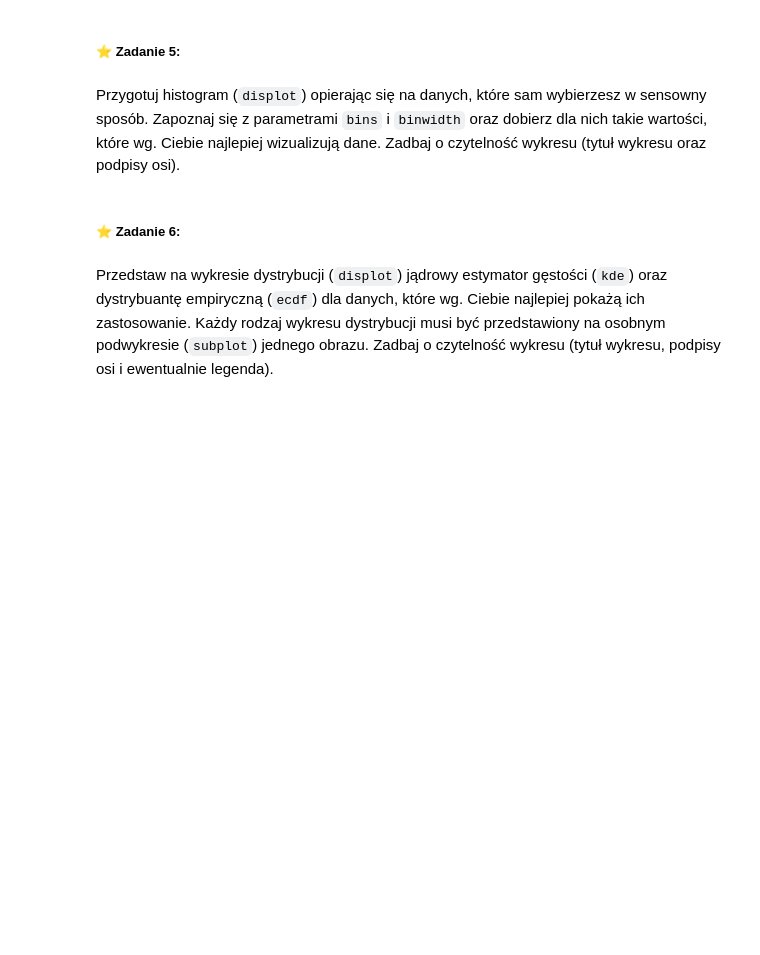
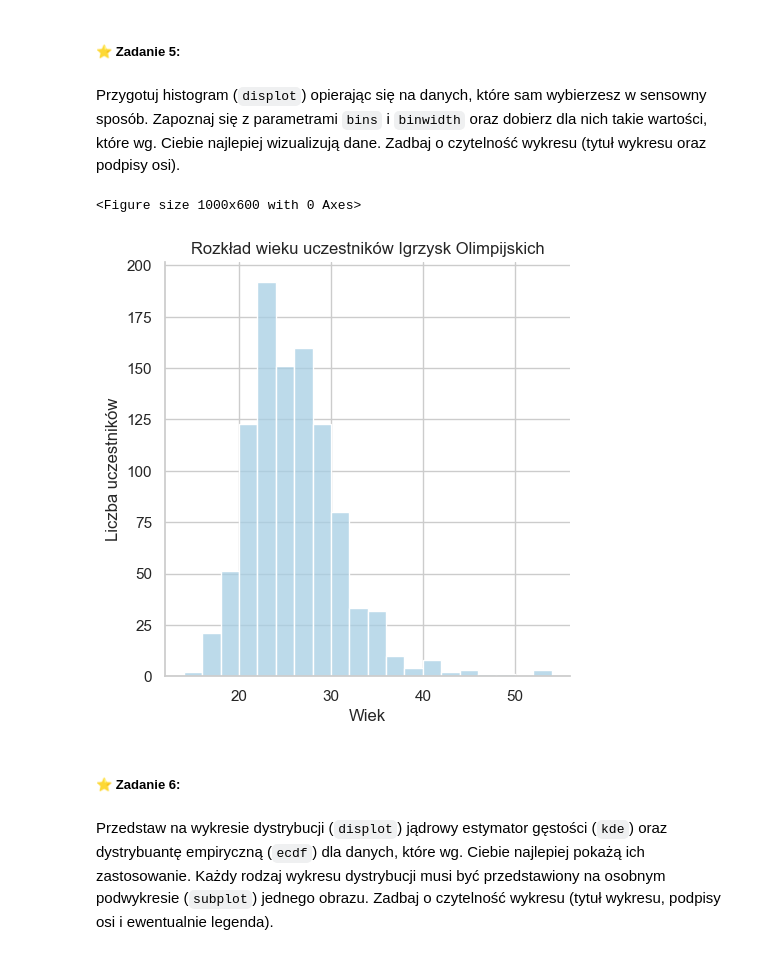
Before and after one commit to kambed/DataVisualization, a Jupyter notebook: seaborn.ipynb, the cells around one changed output. Drawn from its saved outputs; the diff is of its cells as text; code cells hidden in the pictures; blank space fills up the shorter version.

```diff
--- a/seaborn.ipynb
+++ b/seaborn.ipynb
@@ -51,3 +108,21 @@ Przygotuj histogram (`displot`) opierając się na danych, które sam wybierzesz
+# %%
+age_range = df['Age'].max() - df['Age'].min() # Obliczenie szerokości przedziału wieku
+binwidth = age_range / 20  # Dzielę zakres wieku na 20 przedziałów
+
+num_bins = int(age_range / binwidth) + 1 # Obliczenie liczby przedziałów na podstawie podanej szerokości przedziału
+
+plt.figure(figsize=(10, 6)) # Ustawienie wielkości wykresu
+sns.displot(df['Age'], bins=num_bins, binwidth=binwidth) # bins - liczba przedziałów, binwidth - szerokość przedziału
+
+plt.title('Rozkład wieku uczestników Igrzysk Olimpijskich')
+plt.xlabel('Wiek')
+plt.ylabel('Liczba uczestników')
+plt.grid(True) # Dodanie siatki na wykresie
+
+plt.show()
+# %% [output]
+<Figure size 1000x600 with 0 Axes>
+[figure, added]
 # %% [markdown]
 ##### ⭐ Zadanie 6:
 # %% [markdown]
```
Also changed, not shown: parts of 15 cells of this notebook, 1 other file.
